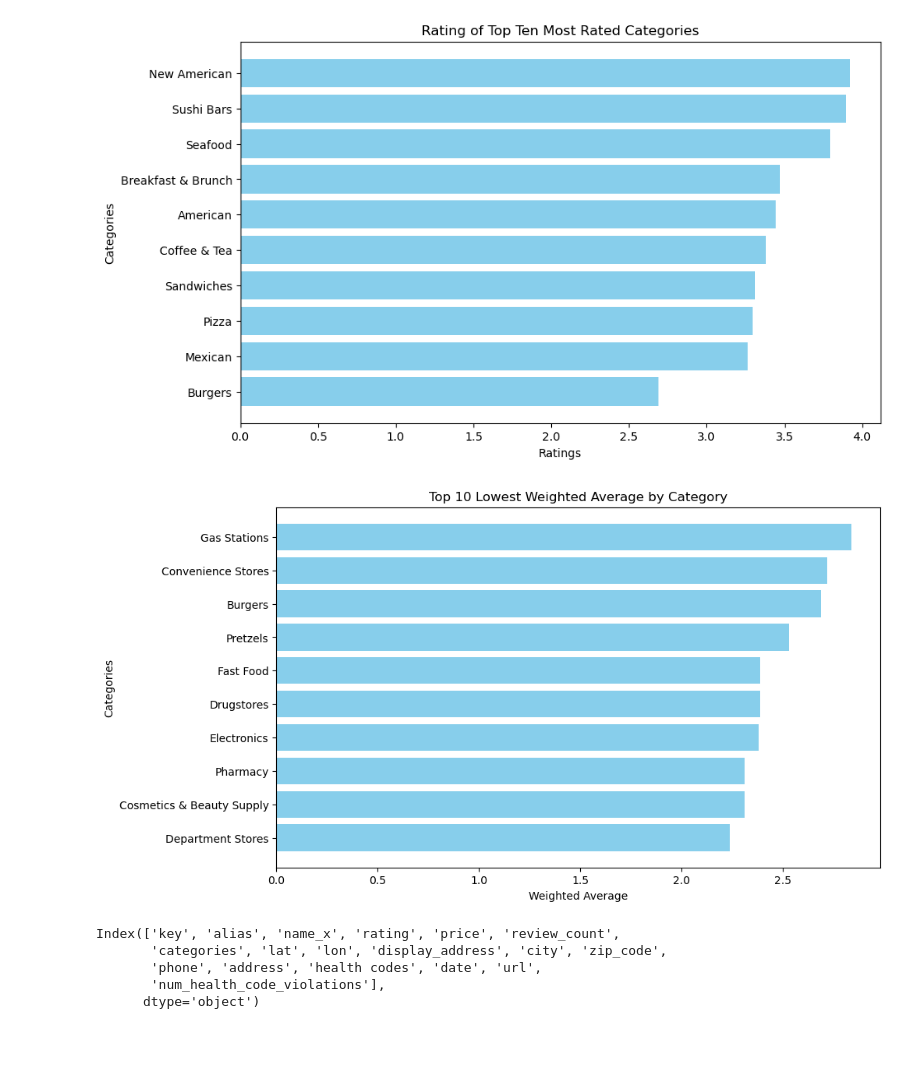
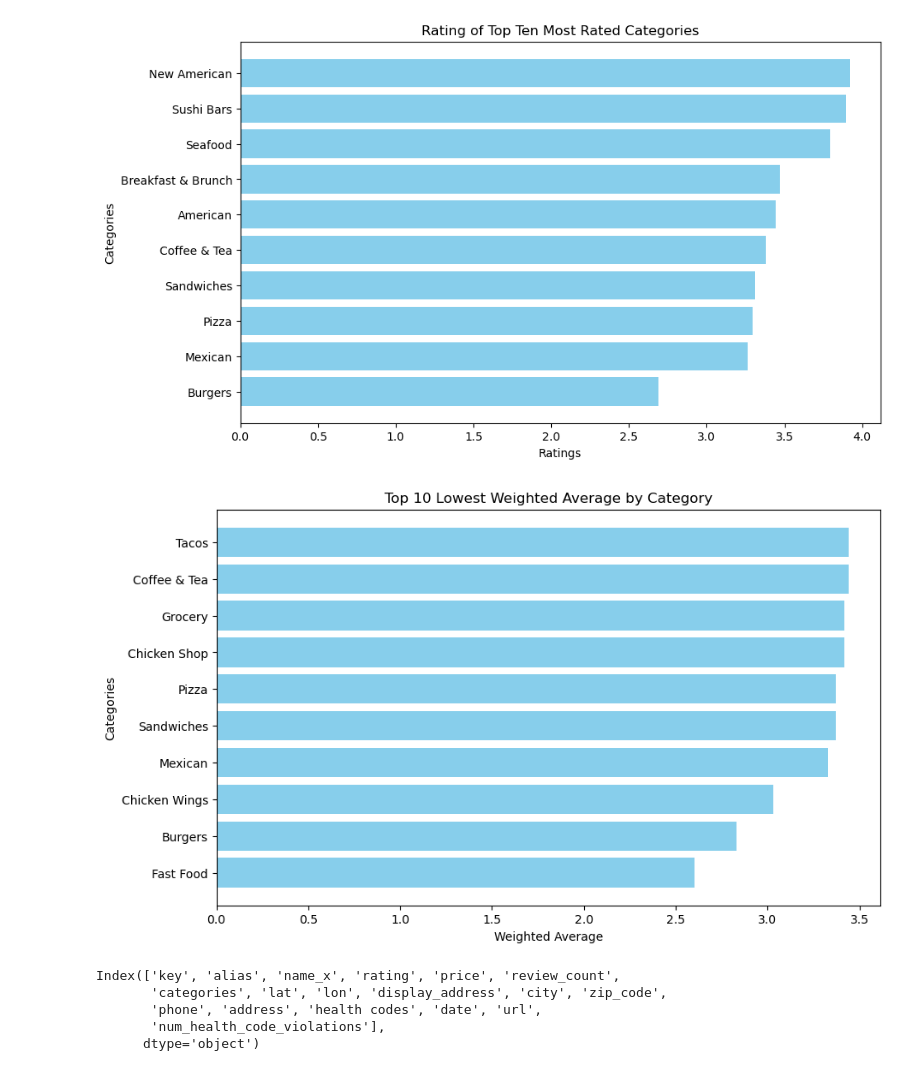
Before and after one commit to AlanPhan1999/207Final, a Jupyter notebook: Final.ipynb, the cells around one changed output. Saved outputs shown, nothing was run; the diff lists cells and outputs as text; code cells hidden in the pictures; blank space fills up the shorter version.

Commit message:
Finished Graphs

```diff
--- a/Final.ipynb
+++ b/Final.ipynb
@@ -281,31 +281,31 @@ plt.show()
 # %%
 agg = {
     'rating': lambda x : x.mean(),
     'review_count' : lambda x : x.sum()
 
 }
 df = cat_split.groupby('categories').agg(agg).sort_values('rating',ascending = False)
 avg_num_reviews = int(df['review_count'].mean())
 avg_review = round(df['rating'].mean(),2)
 
-df = df.assign(avg_review_numbers = 50)
-df = df.assign(avg_review = 3)
+df = df.assign(avg_review_numbers = avg_num_reviews)
+df = df.assign(avg_review = avg_review)
 
 df['weighted_average'] = df.apply(lambda row: round((row['avg_review']*row['avg_review_numbers'] + row['rating']*row['review_count'])/(row['avg_review_numbers']+row['review_count']),2),axis=1)
 
 
 low_10_cat = df.sort_values('weighted_average', ascending=False).tail(10).reset_index()
 
 plt.figure(figsize=(10, 6))
 plt.barh(low_10_cat['categories'].apply(lambda x: ''.join(x)), low_10_cat['weighted_average'], color='skyblue')
 plt.xlabel('Weighted Average')
 plt.ylabel('Categories')
 plt.title('Top 10 Lowest Weighted Average by Category')
 plt.gca().invert_yaxis()  # Invert y-axis for better readability
 plt.savefig('Images/Lowest_Category_graph.jpg',bbox_inches='tight')
 plt.show()
 # %% [output]
-[figure, old version]
+[figure, new version]
 # %%
 cat_10 = df.head(10)['categories']
 
```
Also changed, not shown: parts of 6 cells of this notebook, 4 other files.
